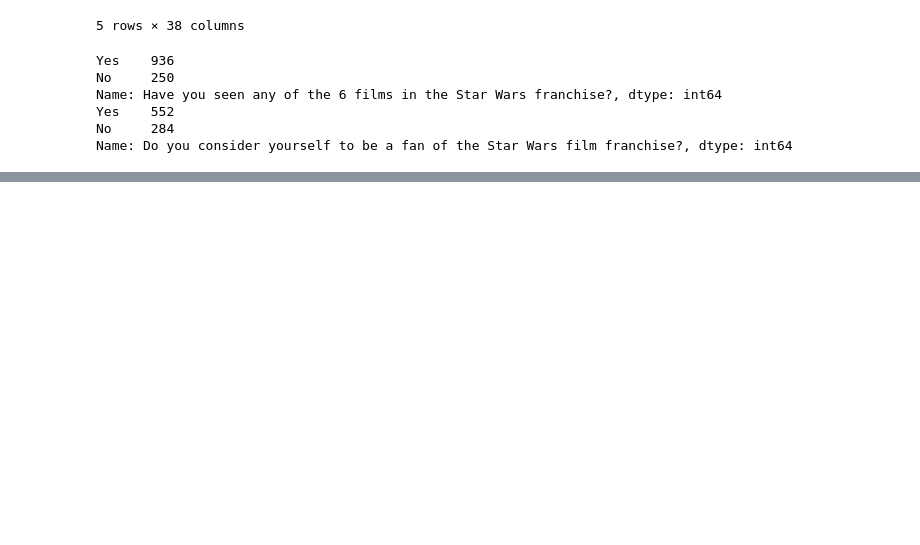
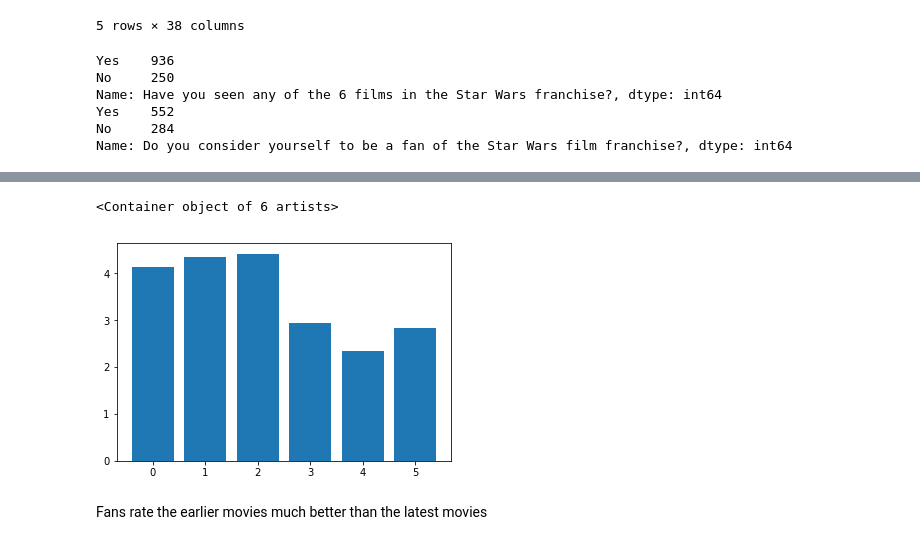
Before and after one commit to chemok78/star-wars-survey, a Jupyter notebook: Star Wars Survey.ipynb, the cells around one changed output, grey strips where cells are left out. Cells and saved outputs as stored; diff of their text form; code cells hidden in the pictures; blank space fills up the shorter version.

```diff
--- a/Star Wars Survey.ipynb
+++ b/Star Wars Survey.ipynb
@@ -116,0 +188,7 @@ movie_ranking = {
+# %%
+plt.bar(range(6), fan[fan.columns[9:15]].mean())
+# %% [output]
+<Container object of 6 artists>
+[figure, added]
+# %% [markdown]
+Fans rate the earlier movies much better than the latest movies
```
Also changed, not shown: parts of 20 cells of this notebook.
